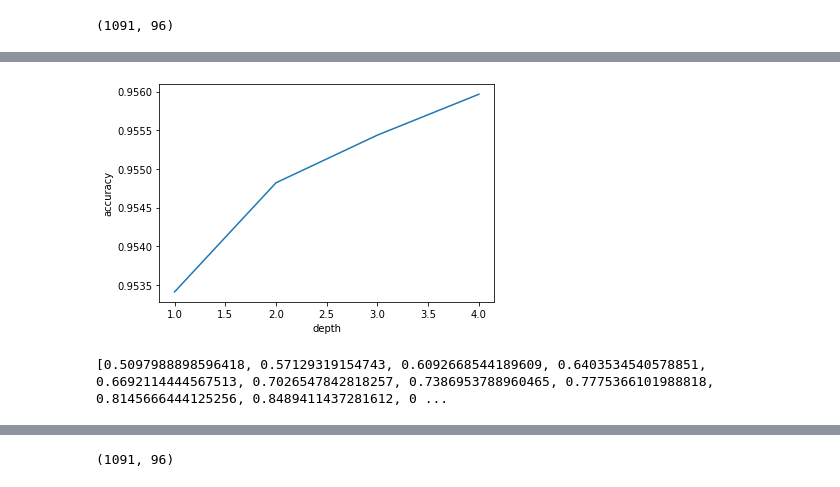
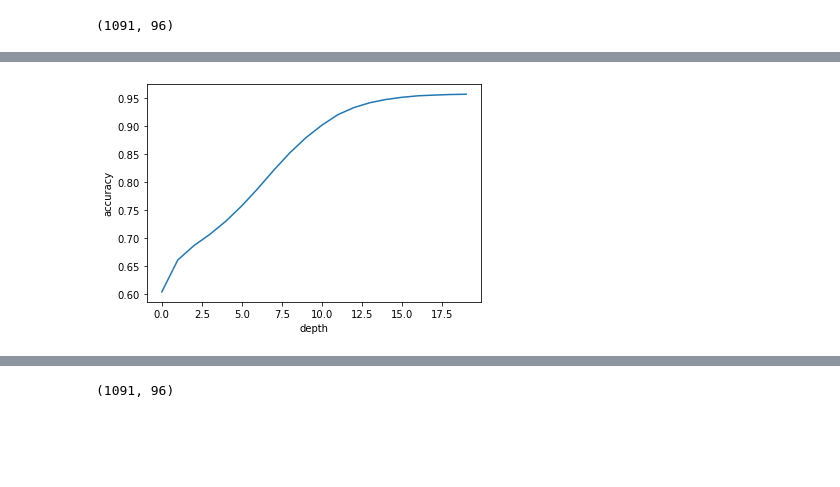
Before and after one commit to J-woooo/Dacon, a Jupyter notebook: jiiiiiiiiiiiiiiin/randomforest_baseline.ipynb, the cells around one changed output, grey strips where cells are left out. Drawn from its saved outputs; the diff is of its cells as text; code cells hidden in the pictures; blank space fills up the shorter version.

```diff
--- a/jiiiiiiiiiiiiiiin/randomforest_baseline.ipynb
+++ b/jiiiiiiiiiiiiiiin/randomforest_baseline.ipynb
@@ -100,12 +131,8 @@ train_label.shape
 # %%
-x = np.arange(1,5)
+x = np.arange(0,20)
 plt.xlabel("depth")
 plt.ylabel("accuracy")
-plt.plot(x,result)
+plt.plot(x,depth)
 plt.show()
 # %% [output]
-[figure, old version]
+[figure, new version]
-# %%
-print(result)
-# %% [output]
-[0.5097988898596418, 0.57129319154743, 0.6092668544189609, 0.6403534540578851, 0.6692114444567513, 0.7026547842818257, 0.7386953788960465, 0.7775366101988818, 0.8145666444125256, 0.8489411437281612, 0 ...
```
Also changed, not shown: parts of 16 cells of this notebook.
